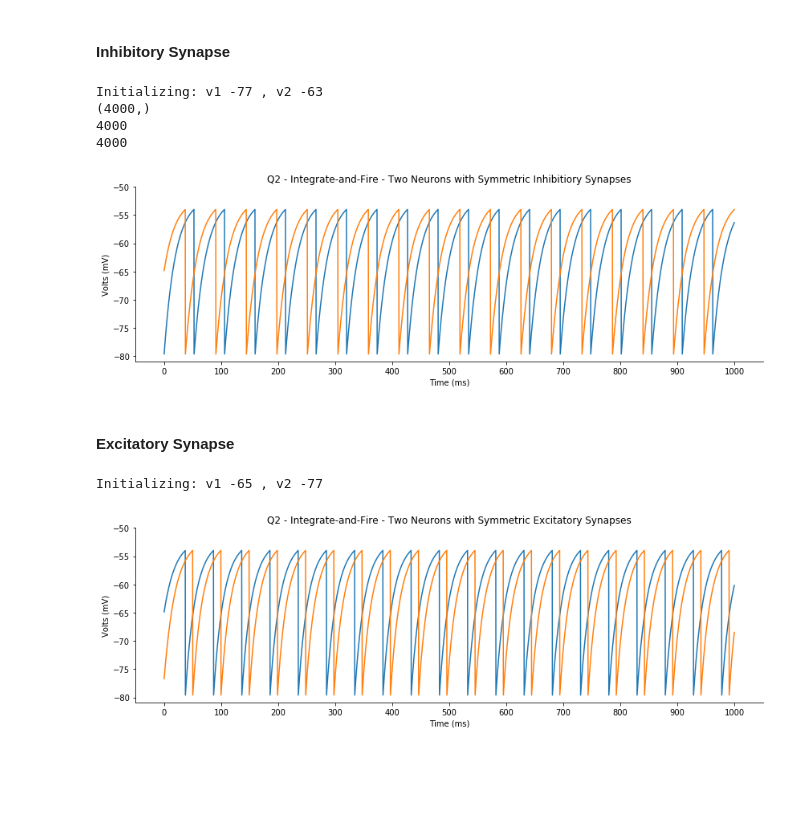
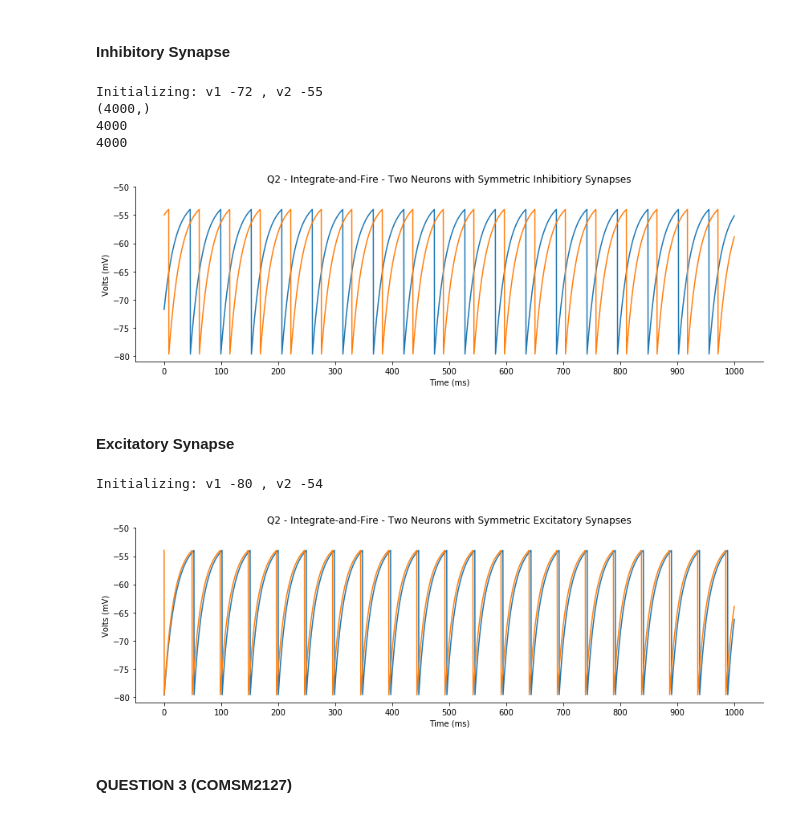
Before and after one commit to leanguardia/cneuroscience-cws, a Jupyter notebook: 3-LIF-Plasticity/A-Integrate-and-Fire.ipynb, the cells around one changed output. Saved outputs shown, nothing was run; the diff lists cells and outputs as text; code cells hidden in the pictures; blank space fills up the shorter version.

```diff
--- a/3-LIF-Plasticity/A-Integrate-and-Fire.ipynb
+++ b/3-LIF-Plasticity/A-Integrate-and-Fire.ipynb
@@ -22,7 +29,7 @@ voltage_diff(leak_potential, v_reset, membrane_resistance * i_e, tau_m)
 3.1
 # %%
 def q1_euler(args, v_reset, v_threshold, time=1000, step=0.25):
-    ''' time(ms), step(ms)'''
+    ''' v_*(mV), time(ms), step(ms)'''
 
     leak_potential  = args['leak_potential']
     memb_resistance = args['memb_resistance']
@@ -40,5 +47,5 @@ def q1_euler(args, v_reset, v_threshold, time=1000, step=0.25):
         if (v >= v_threshold):
             v = v_reset
 
-    return time, volts
+    return time, np.array(volts)
 # %%
@@ -55,15 +56,18 @@ print(len(volts))
 (4000,)
 4000
 # %%
-fig = plt.figure(figsize=(14,4))
-ax = fig.add_subplot()
-ax.spines['right'].set_visible(False)
-ax.spines['top'].set_visible(False)
-ax.set_title('Q1 - Integrate-and-Fire - Single Neuron (Euler method)')
-ax.set_xlabel("Time (ms)")
-ax.set_ylabel("Volts (mV)")
-ax.plot(time, volts)
-ax.set_yticks(range(-70,-30,5))
-ax.set_xticks(range(0,1001,100))
-fig.savefig("plots/q1.png")
+def plot_q1(title, filename, time, volts):
+    fig = plt.figure(figsize=(14,4))
+    ax = fig.add_subplot()
+    ax.spines['right'].set_visible(False)
+    ax.spines['top'].set_visible(False)
+    ax.set_title(title)
+    ax.set_xlabel("Time (ms)")
+    ax.set_ylabel("Volts (mV)")
+    ax.plot(time, volts)
+    ax.set_yticks(range(-70,-30,5))
+    ax.set_xticks(range(0,1001,100))
+    fig.savefig(f"plots/{filename}.png", bbox_inches='tight', pad_inches=0.2, dpi=100)
+title = "Q1 - Integrate-and-Fire - Single Neuron"
+plot_q1(title, 'q1', time, volts)
 # %% [output]
@@ -137,40 +141,40 @@ print(time.shape)
 print(len(volts1))
 print(len(volts2))
 # %% [output]
-Initializing: v1 -77 , v2 -63
+Initializing: v1 -72 , v2 -55
 (4000,)
 4000
 4000
 # %%
 def plot_q2(title_type, time, v1_init, volts1, v2_init, volts2):
     fig = plt.figure(figsize=(14,4))
     ax = fig.add_subplot()
     ax.spines['right'].set_visible(False)
     ax.spines['top'].set_visible(False)
     ax.set_title(f'Q2 - Integrate-and-Fire - Two Neurons with Symmetric {title_type} Synapses')
     ax.set_xlabel("Time (ms)")
     ax.set_ylabel("Volts (mV)")
     ax.plot(time, volts1)
     ax.plot(time, volts2)
     ax.set_yticks(range(-80,-45,5))
     ax.set_xticks(range(0,1001,100))
     fig.savefig(f"plots/q2_{title_type}_{v1_init}_{v2_init}.png",
-                bbox_inches='tight', pad_inches=0.2,
-                dpi = 100
-               )
+                bbox_inches='tight', pad_inches=0.2, dpi = 100)
 title = 'Inhibitiory'
 plot_q2(title, time, v1_init, volts1, v2_init, volts2)
 # %% [output]
-[figure, old version]
+[figure, new version]
 # %% [markdown]
 #### Excitatory Synapse
 # %%
 args_synapse['reversal_potential'] = 0
 time, v1_init, volts1, v2_init, volts2 = q2_euler(args_voltage, args_synapse, v_reset, v_threshold)
 # %% [output]
-Initializing: v1 -65 , v2 -77
+Initializing: v1 -80 , v2 -54
 # %%
 title_type = "Excitatory"
 plot_q2(title_type, time, v1_init, volts1, v2_init, volts2)
 # %% [output]
-[figure, old version]
+[figure, new version]
+# %% [markdown]
+#### QUESTION 3 (COMSM2127)
```
Also changed, not shown: parts of 8 cells of this notebook.
